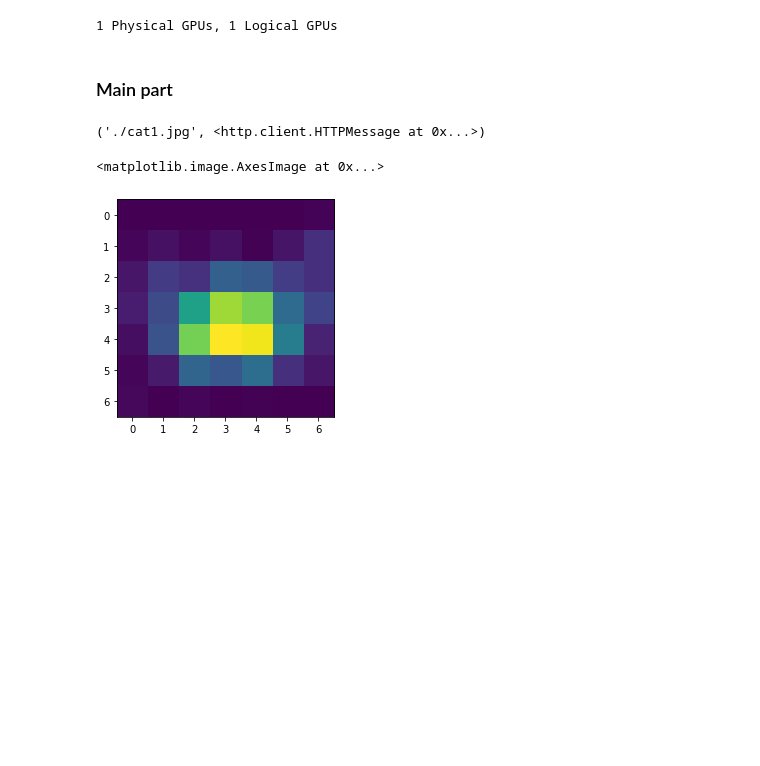
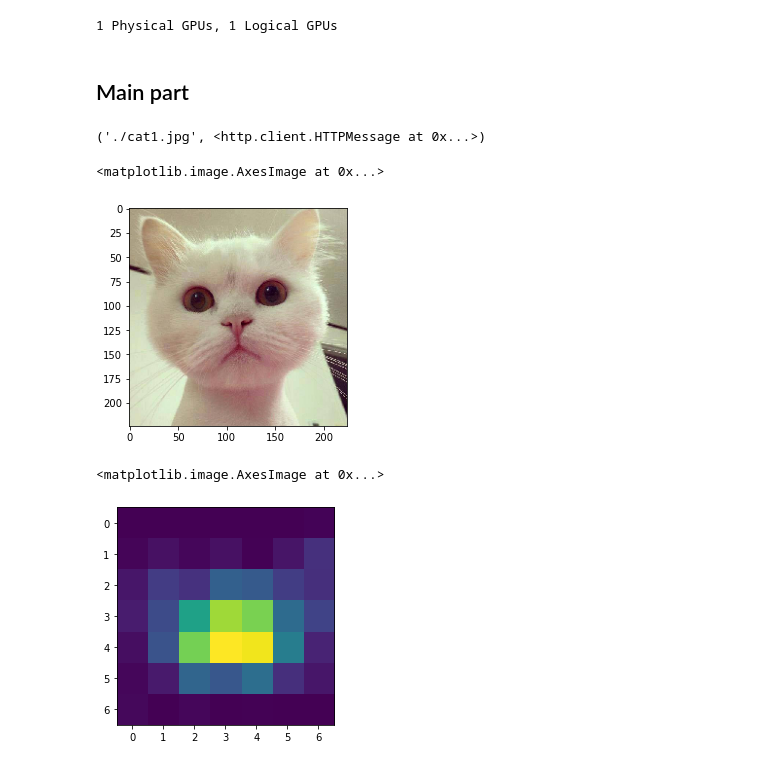
Before and after one commit to Crispy13/crispy, a Jupyter notebook: examples/guided_grad_cam.ipynb, the cells around one changed output. Cells and saved outputs as stored; diff of their text form; code cells hidden in the pictures; blank space fills up the shorter version.

```diff
--- a/examples/guided_grad_cam.ipynb
+++ b/examples/guided_grad_cam.ipynb
@@ -34,7 +34,7 @@ if gpus:
 # %% [output]
 1 Physical GPUs, 1 Logical GPUs
 # %% [markdown]
-### Main part
+## Main part
 # %%
 url = 'https://raw.githubusercontent.com/nguyenhoa93/GradCAM_and_GuidedGradCAM_tf2/master/assets/samples/cat1.jpg'
 dest = "./cat1.jpg"
@@ -55,6 +55,11 @@ def load_image(path, preprocess=True):
 # %%
 # process example input
 preprocessed_input = load_image("./cat1.jpg")
+# %%
+plt.imshow(image.load_img("./cat1.jpg", target_size=(H,W)))
+# %% [output]
+<matplotlib.image.AxesImage at 0x...>
+[figure, added]
 # %%
 last_conv_layer_name = "conv5_block3_out"
 classifier_layer_names = ["avg_pool", "predictions"]
```
Also changed, not shown: parts of 3 cells of this notebook.
